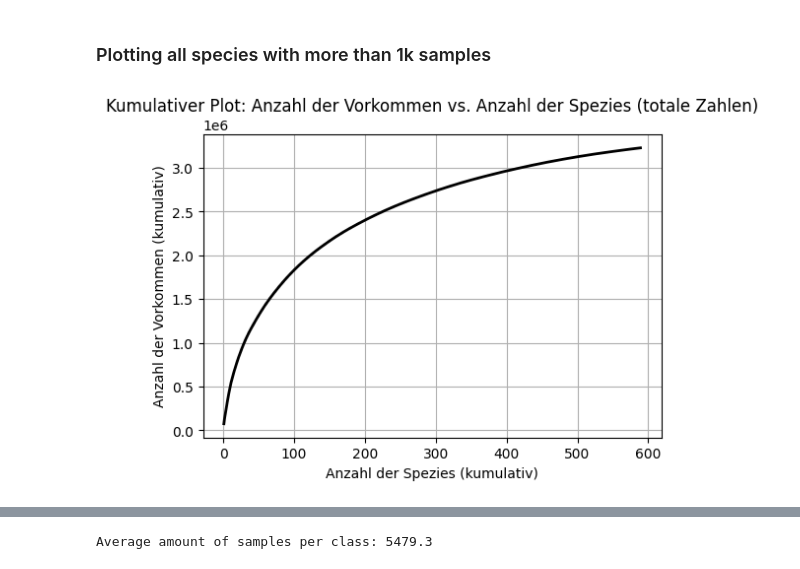
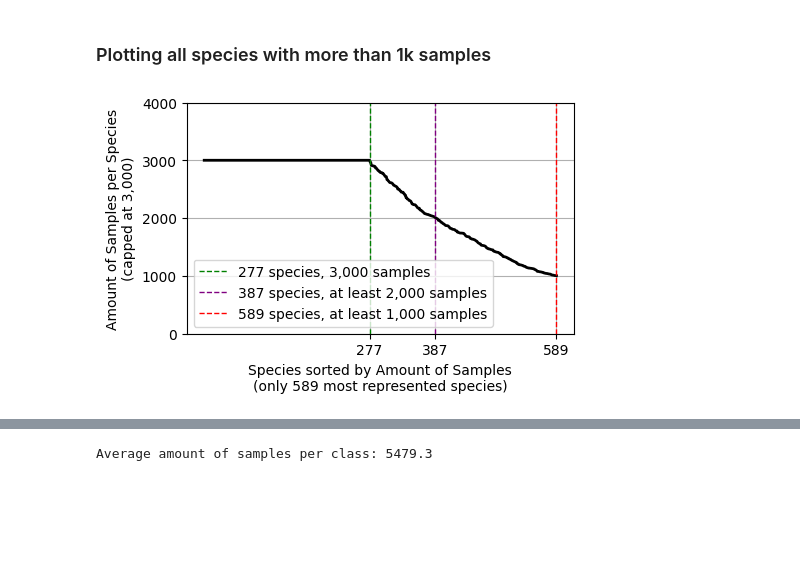
Before and after one commit to leo-grz/BachelorThesis_LepidopteraFGIC, a Jupyter notebook: notebooks/02_analysis.ipynb, the cells around one changed output, grey strips where cells are left out. Cells and saved outputs as stored; diff of their text form; code cells hidden in the pictures; blank space fills up the shorter version.

```diff
--- a/notebooks/02_analysis.ipynb
+++ b/notebooks/02_analysis.ipynb
@@ -30,7 +29,5 @@ multimedia_df.tail(3)
 | 4271286 | 4891549354 | image/jpeg | https://observation.org/photos/91... |
 | 4271287 | 4891549377 | image/jpeg | https://observation.org/photos/91... |
 # %%
-verbatim_df = verbatim_df[verbatim_df['status'].isin(['FEX', 'FEX2'])]
-
 verbatim_df['scientificName'].describe()
 # %% [output]
@@ -79,18 +92,32 @@ plt.show()
 # %%
 above_1000s_threshold = 589
 species_counts_top589 = species_counts.head(above_1000s_threshold)
+
 species_counts_sorted = species_counts_top589.sort_values(ascending=False)
 
 
 cumulative_occurrences = species_counts_sorted.cumsum()
 cumulative_species = range(1, len(species_counts_sorted) + 1)
 
-plt.figure(figsize=(6, 4))
-plt.plot(cumulative_species, cumulative_occurrences, color='black', lw=2)
-plt.title('Kumulativer Plot: Anzahl der Vorkommen vs. Anzahl der Spezies (totale Zahlen)')
-plt.xlabel('Anzahl der Spezies (kumulativ)')
-plt.ylabel('Anzahl der Vorkommen (kumulativ)')
+# capped at 3000 species to represent actual dataset configurations
+species_counts_sorted = [min(x, 3000) for x in species_counts_sorted if x > 0]
+
+
+plt.figure(figsize=(5, 3))
+plt.plot(cumulative_species, species_counts_sorted, color='black', lw=2)
+
+plt.axvline(x=277, color='g', lw=1, linestyle='--',
+           label=f'277 species, 3,000 samples')
+plt.axvline(x=387, color='purple', lw=1, linestyle='--',
+           label=f'387 species, at least 2,000 samples')
+plt.axvline(x=589, color='r', lw=1, linestyle='--',
+            label=f'589 species, at least 1,000 samples')
+plt.xlabel('Species sorted by Amount of Samples\n(only 589 most represented species)')
+plt.ylabel('Amount of Samples per Species\n(capped at 3,000)')
+plt.yticks(np.arange(0, 4001, 1000))
+plt.xticks([277,387,589])
 plt.grid(True)
+plt.legend()
 plt.show()
 # %% [output]
-[figure, old version]
+[figure, new version]
```
Also changed, not shown: parts of 7 cells of this notebook, 44 other files.
